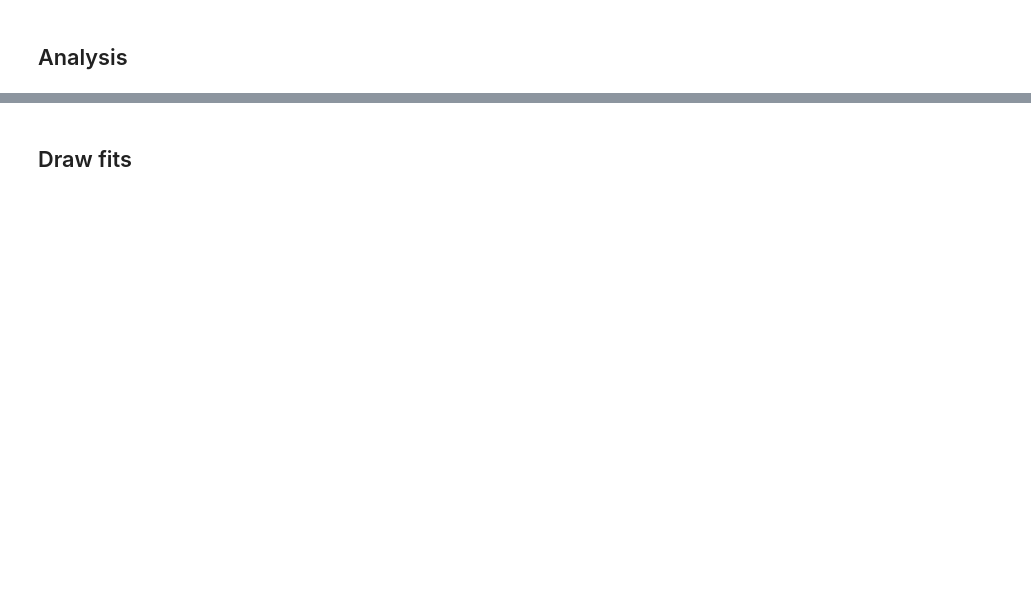
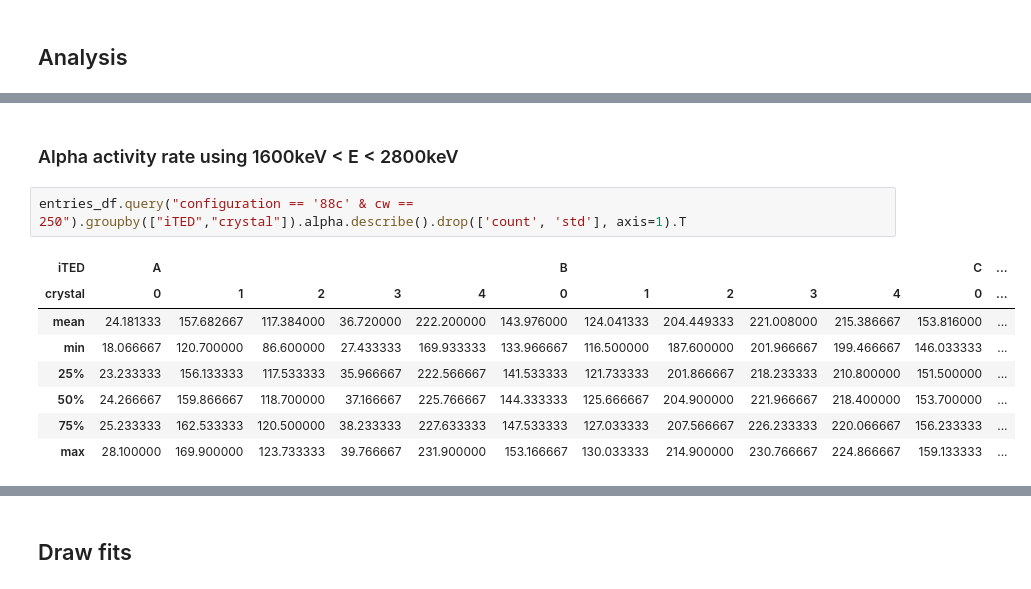
Before and after one commit to BGameiro2000/nucphys-thesis, a Jupyter notebook: code/analysis/PyROOT_resolution_Cs137v5.ipynb, the cells around one changed output, grey strips where cells are left out. Saved outputs shown, nothing was run; the diff lists cells and outputs as text; blank space fills up the shorter version.

```diff
--- a/code/analysis/PyROOT_resolution_Cs137v5.ipynb
+++ b/code/analysis/PyROOT_resolution_Cs137v5.ipynb
@@ -497,0 +627,13 @@ df.corr().style.background_gradient(cmap ='YlOrRd',axis=None)
+# %% [markdown]
+### Alpha activity rate using 1600keV < E < 2800keV
+# %%
+entries_df.query("configuration == '88c' & cw == 250").groupby(["iTED","crystal"]).alpha.describe().drop(['count', 'std'], axis=1).T
+# %% [output]
+| iTED | A |  |  |  |  | B |  |  |  |  | C | ... |
+| crystal | 0 | 1 | 2 | 3 | 4 | 0 | 1 | 2 | 3 | 4 | 0 | ... |
+| mean | 24.181333 | 157.682667 | 117.384000 | 36.720000 | 222.200000 | 143.976000 | 124.041333 | 204.449333 | 221.008000 | 215.386667 | 153.816000 | ... |
+| min | 18.066667 | 120.700000 | 86.600000 | 27.433333 | 169.933333 | 133.966667 | 116.500000 | 187.600000 | 201.966667 | 199.466667 | 146.033333 | ... |
+| 25% | 23.233333 | 156.133333 | 117.533333 | 35.966667 | 222.566667 | 141.533333 | 121.733333 | 201.866667 | 218.233333 | 210.800000 | 151.500000 | ... |
+| 50% | 24.266667 | 159.866667 | 118.700000 | 37.166667 | 225.766667 | 144.333333 | 125.666667 | 204.900000 | 221.966667 | 218.400000 | 153.700000 | ... |
+| 75% | 25.233333 | 162.533333 | 120.500000 | 38.233333 | 227.633333 | 147.533333 | 127.033333 | 207.566667 | 226.233333 | 220.066667 | 156.233333 | ... |
+| max | 28.100000 | 169.900000 | 123.733333 | 39.766667 | 231.900000 | 153.166667 | 130.033333 | 214.900000 | 230.766667 | 224.866667 | 159.133333 | ... |
```
Also changed, not shown: parts of 59 cells of this notebook, 5 other files.
